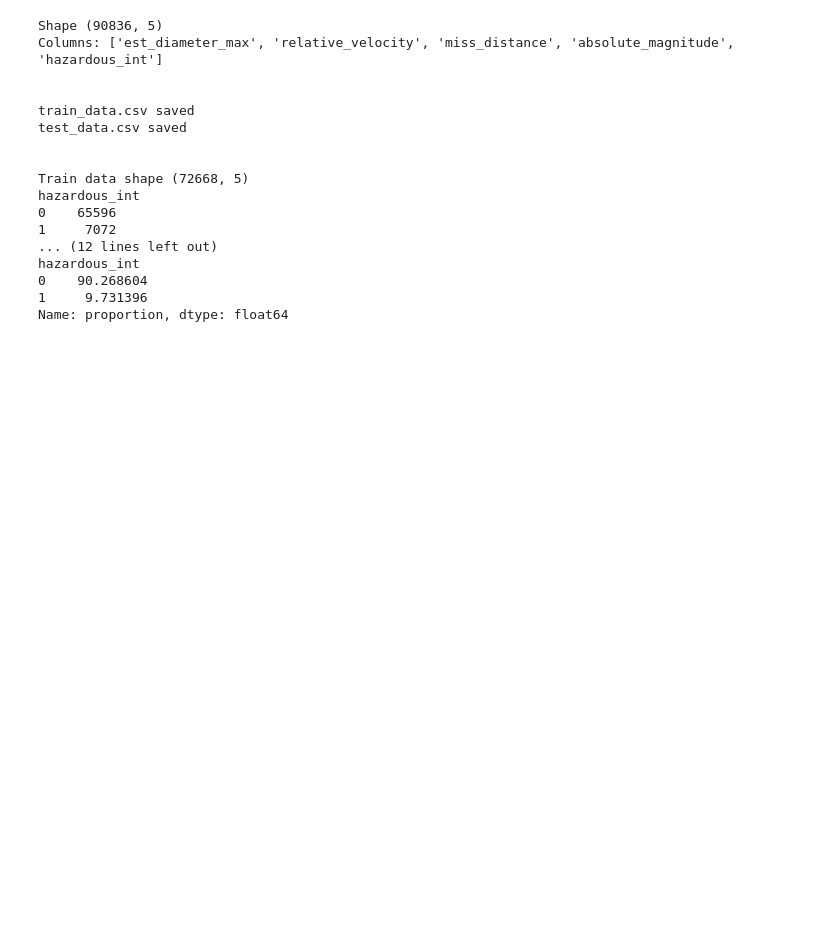
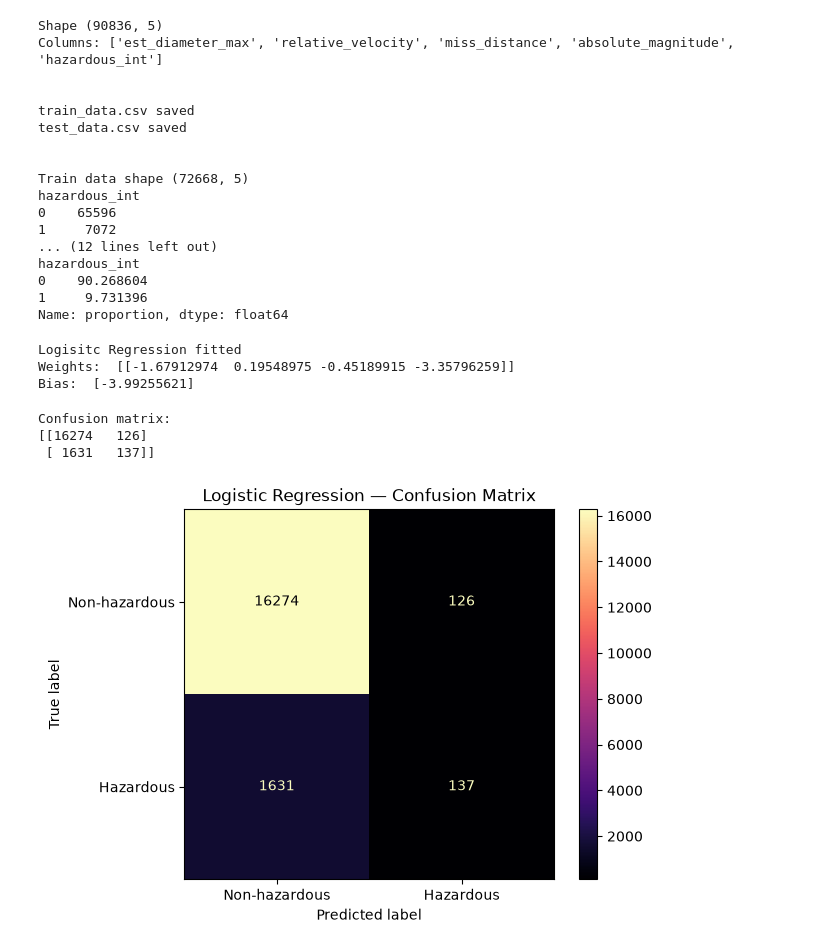
Before and after one commit to Funckin/ML_Project, a Jupyter notebook: notebooks/data_check.ipynb, the cells around one changed output. Cells and saved outputs as stored; diff of their text form; code cells hidden in the pictures; blank space fills up the shorter version.

Commit message:
Ändra färg och kolla om vi skall ha balanced (Finns vid TODO)

```diff
--- a/notebooks/data_check.ipynb
+++ b/notebooks/data_check.ipynb
@@ -193,3 +195,54 @@ hazardous_int
 0    90.268604
 1     9.731396
 Name: proportion, dtype: float64
+# %%
+""" Load train / test data and scaling it """
+
+train_data = pd.read_csv("train_data.csv")
+test_data = pd.read_csv("test_data.csv")
+
+feature_cols = ["est_diameter_max", "relative_velocity", "miss_distance", "absolute_magnitude"]
+
+X_train = train_data[feature_cols]
+y_train = train_data["hazardous_int"]
+
+X_test = test_data[feature_cols]
+y_test = test_data["hazardous_int"]
+
+scaler = StandardScaler()
+X_train_scaled = scaler.fit_transform(X_train)
+X_test_scaled = scaler.transform(X_test)
+    # y data is boolean
+# %%
+""" Logistic Regression"""
+
+model = LogisticRegression()   # TODO Should we add class_weight="balanced"???
+model.fit(X_train_scaled, y_train)  # Finding weights and Biases
+
+print("Logisitc Regression fitted")
+print("Weights: ", model.coef_)
+print("Bias: ", model.intercept_)
+# %% [output]
+Logisitc Regression fitted
+Weights:  [[-1.67912974  0.19548975 -0.45189915 -3.35796259]]
+Bias:  [-3.99255621]
+# %%
+""" Prediction on test set """
+y_pred = model.predict(X_test_scaled)
+# %%
+""" Confusion matrix of the Logisitc Regression """
+
+cm = confusion_matrix(y_test, y_pred)
+print("Confusion matrix:")
+print(cm)
+
+# Visualization of the confusion matrix
+disp = ConfusionMatrixDisplay(confusion_matrix=cm, display_labels=["Non-hazardous", "Hazardous"])
+disp.plot(cmap="magma")    # TODO change color so it looks nice
+plt.title("Logistic Regression — Confusion Matrix")
+plt.show()
+# %% [output]
+Confusion matrix:
+[[16274   126]
+ [ 1631   137]]
+[figure, added]
```
Also changed, not shown: parts of 1 cell of this notebook.
